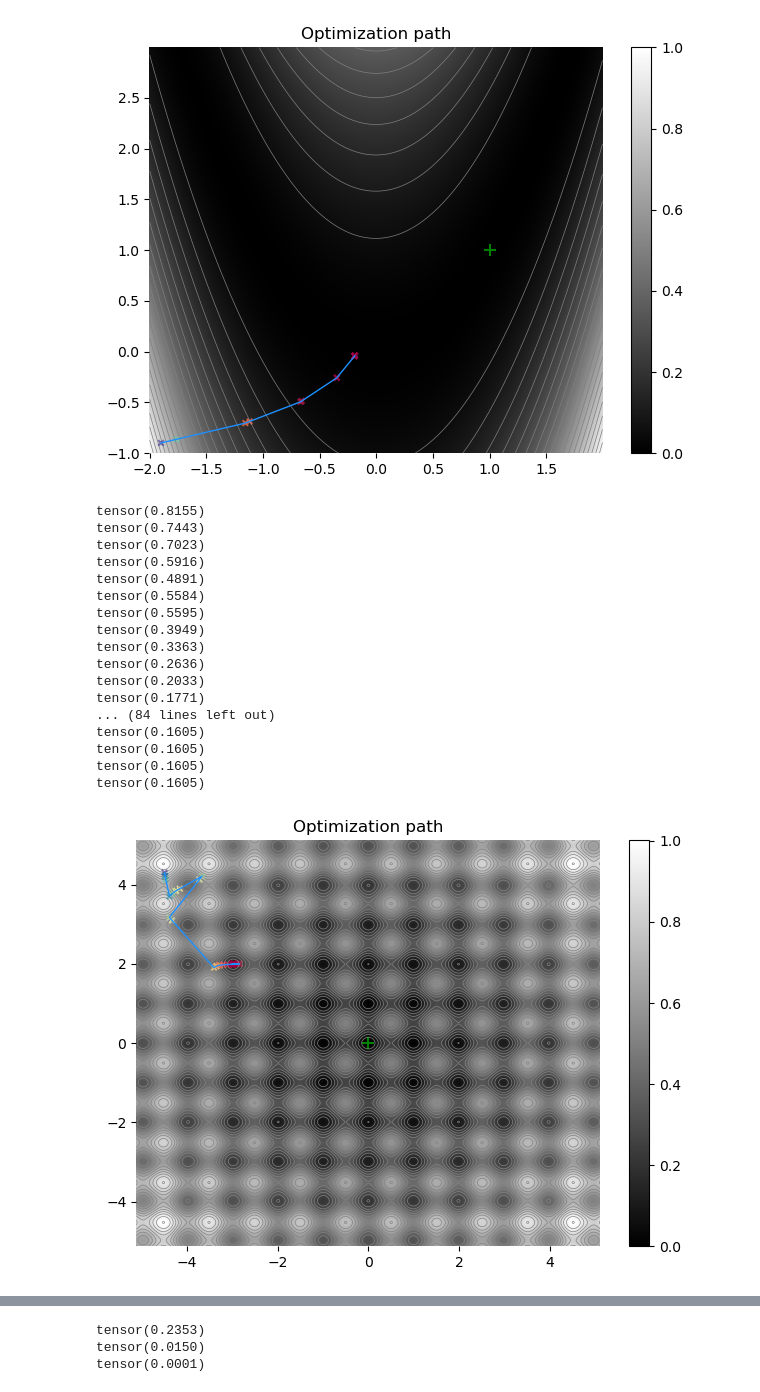
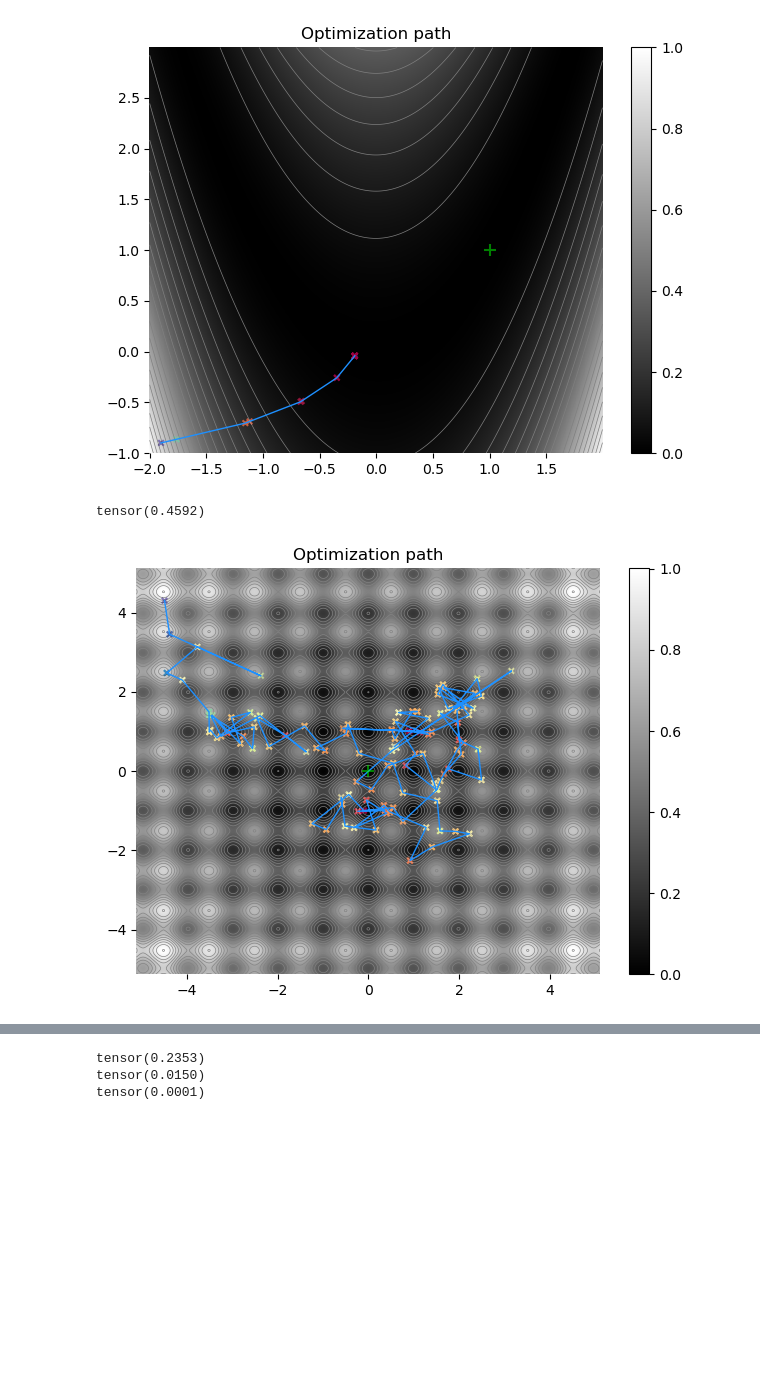
Before and after one commit to inikishev/torchzero-old, a Jupyter notebook: notebooks/algos/GDCGD.ipynb, the cells around one changed output, grey strips where cells are left out. Cells and saved outputs as stored; diff of their text form; code cells hidden in the pictures; blank space fills up the shorter version.

```diff
--- a/notebooks/algos/GDCGD.ipynb
+++ b/notebooks/algos/GDCGD.ipynb
@@ -21,7 +21,7 @@ Parameter containing:
 tensor(0.0265, requires_grad=True)
 # %%
 descent = FunctionDescent2D(surfaces.sphere)
-optimizer = QuadraticGDC(descent.parameters(), lr = 0.1, max_dist=50, discard_over=50, log_minimum_x=True)
+optimizer = QuadraticGDC(descent.parameters(), lr = 0.1, max_dist=10000, discard_over=100000, debug=True)
 for i in range(3):
     def closure(backward:bool):
         loss = descent.step()
@@ -84,33 +84,17 @@ tensor(0.0008)
 [figure]
 # %%
 descent = FunctionDescent2D(surfaces.rastrigin)
-optimizer = QuadraticGDC(descent.parameters(), lr = 1e-1)
+optimizer = QuadraticGDC(descent.parameters(), lr = 1, validate_step=True, max_dist=10000, discard_over=100000, )
 for i in range(100):
     def closure(backward:bool):
         loss = descent.step()
         if backward:
             optimizer.zero_grad()
             loss.backward()
         return loss
     loss = optimizer.step(closure)
-    print(loss)
+print(loss)
 descent.plot_path()
 # %% [output]
-tensor(0.8155)
-tensor(0.7443)
-tensor(0.7023)
-tensor(0.5916)
-tensor(0.4891)
-tensor(0.5584)
-tensor(0.5595)
-tensor(0.3949)
-tensor(0.3363)
-tensor(0.2636)
-tensor(0.2033)
-tensor(0.1771)
-... (84 lines left out)
-tensor(0.1605)
-tensor(0.1605)
-tensor(0.1605)
-tensor(0.1605)
+tensor(0.4592)
-[figure, old version]
+[figure, new version]
```
Also changed, not shown: parts of 5 cells of this notebook, 1 other file.
